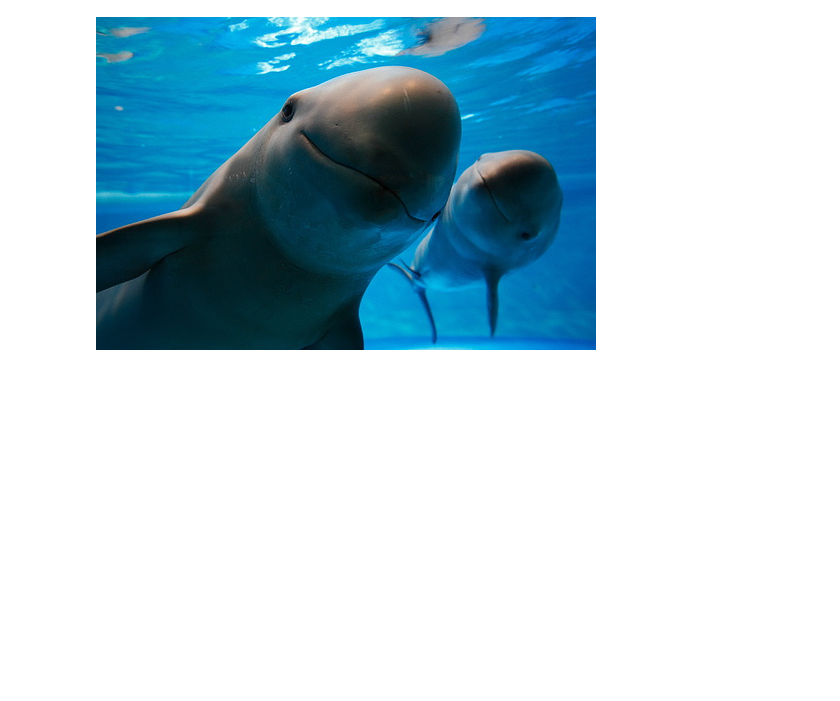
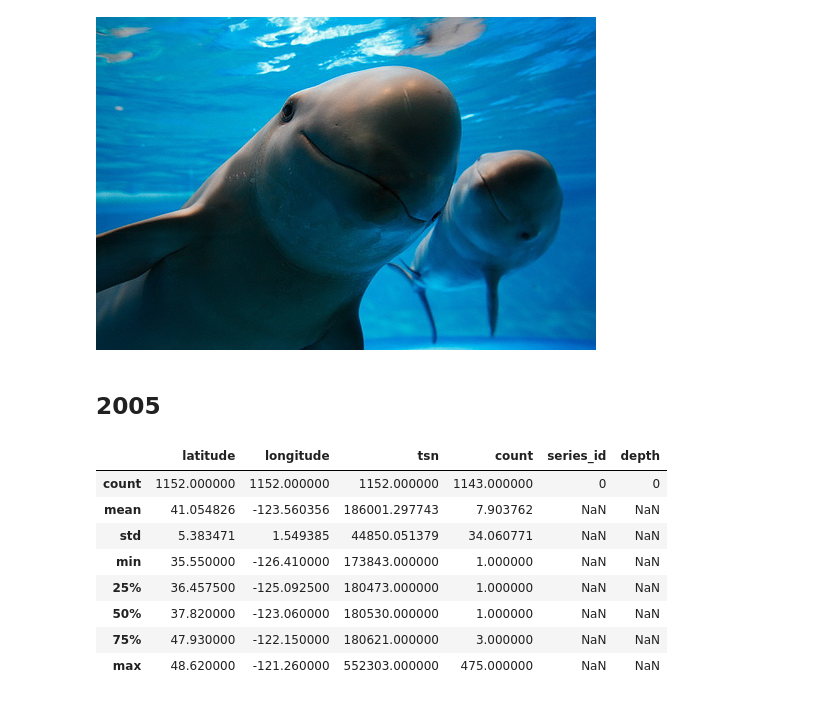
Before and after one commit to isabitz/DAT_SF_12, a Jupyter notebook: whale data/Whale Exploration.ipynb, the cells around one changed output. Drawn from its saved outputs; the diff is of its cells as text; code cells hidden in the pictures; blank space fills up the shorter version.

```diff
--- a/whale data/Whale Exploration.ipynb
+++ b/whale data/Whale Exploration.ipynb
@@ -439,3 +446,19 @@ Image("http://oceanservice.noaa.gov/facts/dolphin.jpg")
 Image("http://farm2.static.flickr.com/1158/1427487029_8d1eda4805.jpg")
 # %% [output]
 [figure]
+# %% [markdown]
+##  2005
+# %%
+whales05 = pd.read_csv('seamap1055_2005a.csv', index_col=0)
+# %%
+whales05.describe()
+# %% [output]
+|  | latitude | longitude | tsn | count | series_id | depth |
+| count | 1152.000000 | 1152.000000 | 1152.000000 | 1143.000000 | 0 | 0 |
+| mean | 41.054826 | -123.560356 | 186001.297743 | 7.903762 | NaN | NaN |
+| std | 5.383471 | 1.549385 | 44850.051379 | 34.060771 | NaN | NaN |
+| min | 35.550000 | -126.410000 | 173843.000000 | 1.000000 | NaN | NaN |
+| 25% | 36.457500 | -125.092500 | 180473.000000 | 1.000000 | NaN | NaN |
+| 50% | 37.820000 | -123.060000 | 180530.000000 | 1.000000 | NaN | NaN |
+| 75% | 47.930000 | -122.150000 | 180621.000000 | 3.000000 | NaN | NaN |
+| max | 48.620000 | -121.260000 | 552303.000000 | 475.000000 | NaN | NaN |
```
Also changed, not shown: parts of 13 cells of this notebook.
